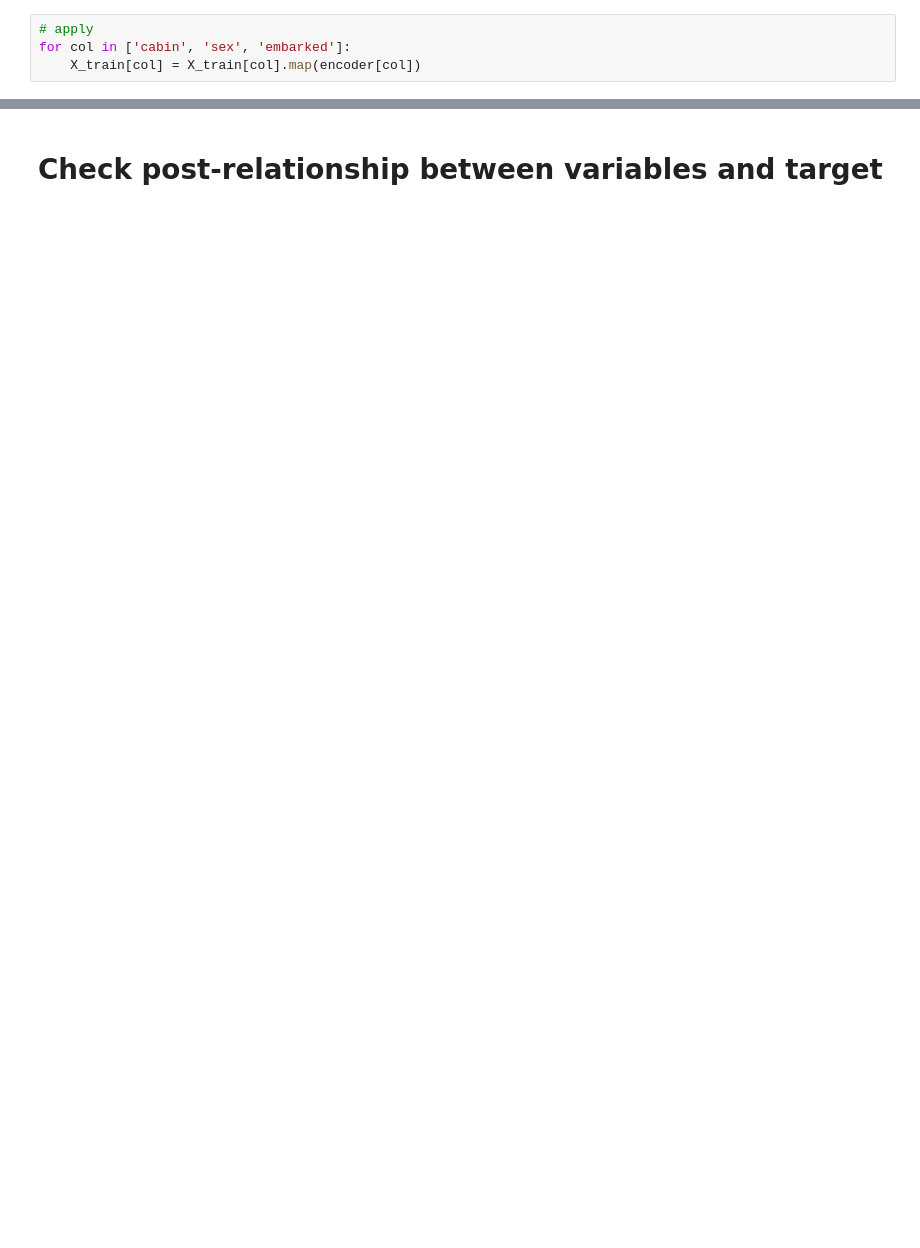
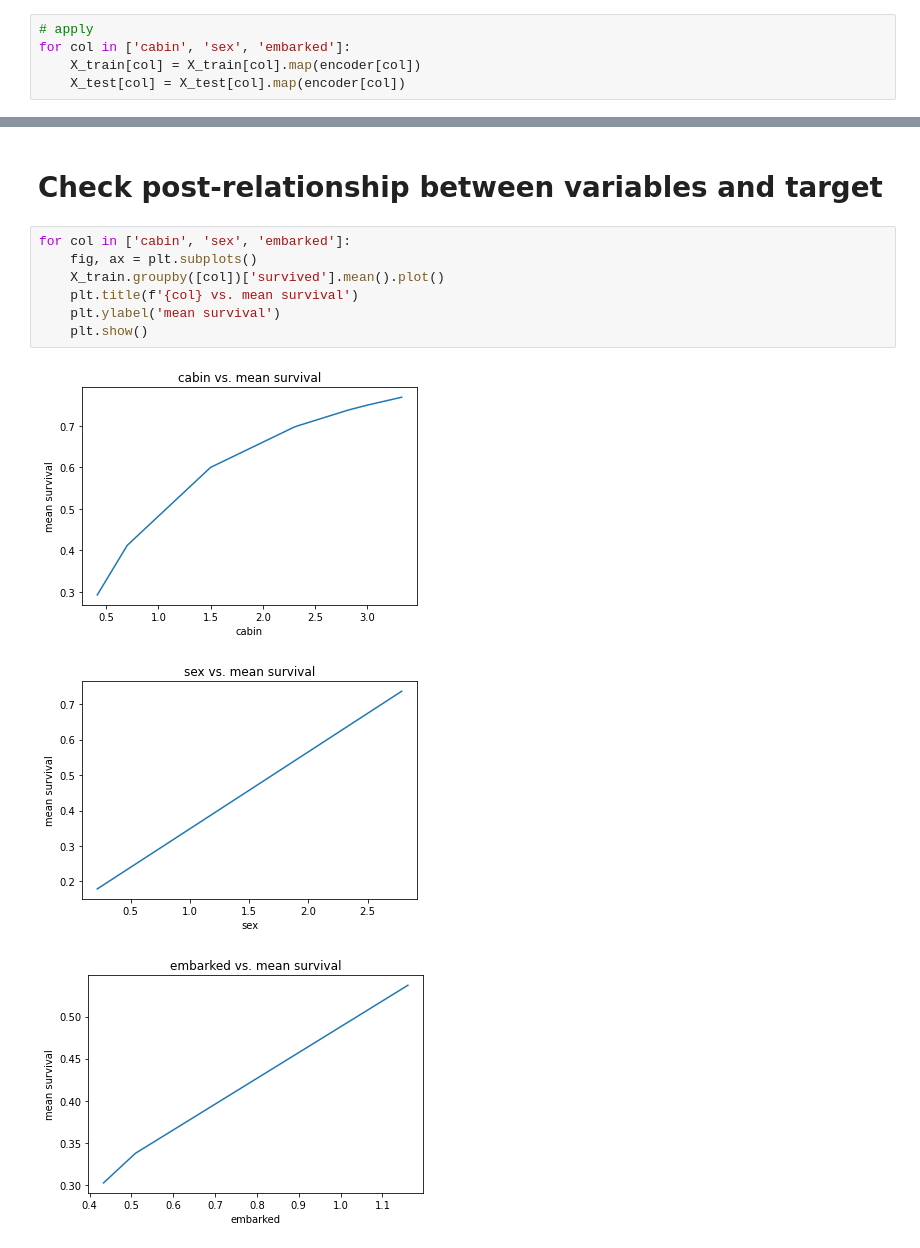
Before and after one commit to mkang32/feature-engineering, a Jupyter notebook: notebooks/2.categorical_variable_encoding/7.probability_encoding.ipynb, the cells around one changed output, grey strips where cells are left out. Saved outputs shown, nothing was run; the diff lists cells and outputs as text; blank space fills up the shorter version.

```diff
--- a/notebooks/2.categorical_variable_encoding/7.probability_encoding.ipynb
+++ b/notebooks/2.categorical_variable_encoding/7.probability_encoding.ipynb
@@ -207,3 +215,4 @@ for col in ['cabin', 'sex', 'embarked']:
 # apply
 for col in ['cabin', 'sex', 'embarked']:
     X_train[col] = X_train[col].map(encoder[col])
+    X_test[col] = X_test[col].map(encoder[col])
@@ -210,2 +239,13 @@ for col in ['cabin', 'sex', 'embarked']:
 # %% [markdown]
 # Check post-relationship between variables and target
+# %%
+for col in ['cabin', 'sex', 'embarked']:
+    fig, ax = plt.subplots()
+    X_train.groupby([col])['survived'].mean().plot()
+    plt.title(f'{col} vs. mean survival')
+    plt.ylabel('mean survival')
+    plt.show()
+# %% [output]
+[figure, added]
+[figure, added]
+[figure, added]
```
Also changed, not shown: parts of 3 cells of this notebook.
